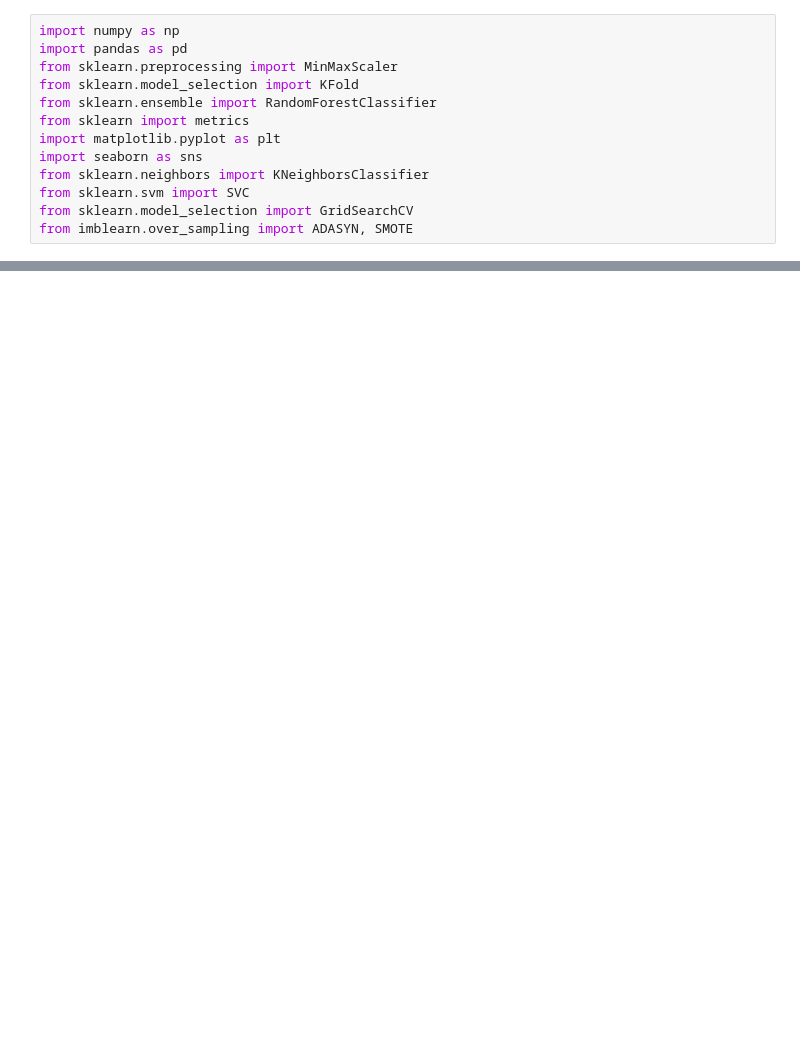
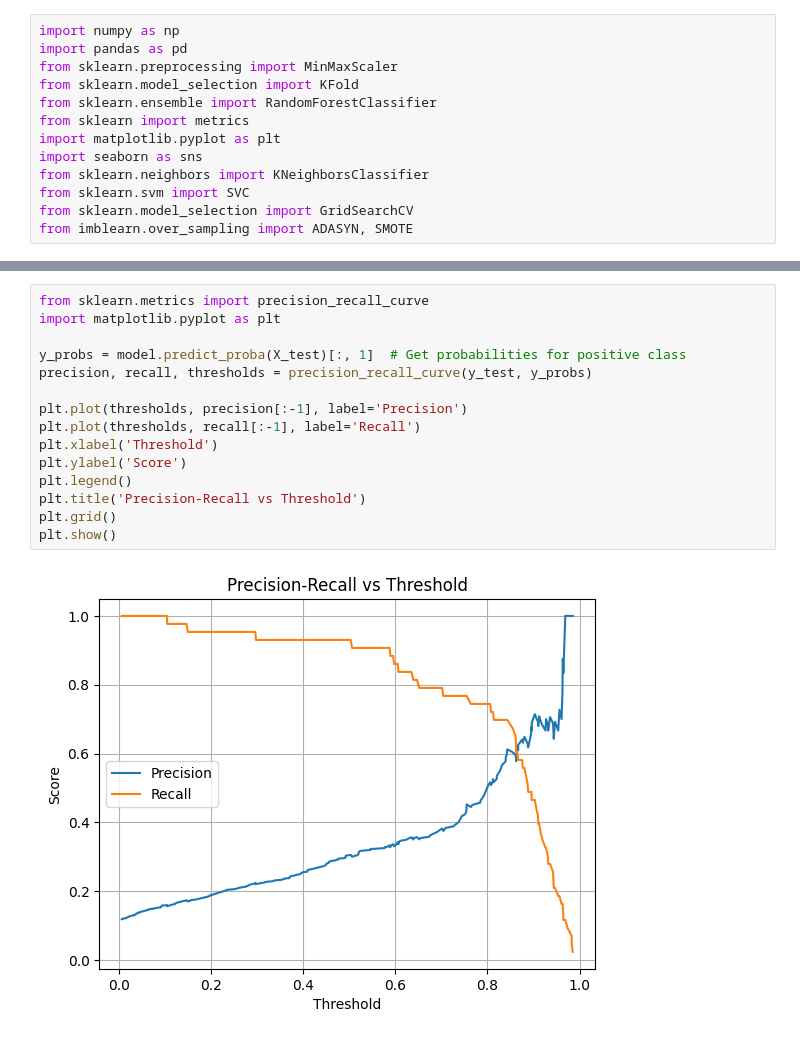
Before and after one commit to gunavardhan27/ml-api, a Jupyter notebook: model.ipynb, the cells around one changed output, grey strips where cells are left out. Saved outputs shown, nothing was run; the diff lists cells and outputs as text; blank space fills up the shorter version.

```diff
--- a/model.ipynb
+++ b/model.ipynb
@@ -194,0 +473,17 @@ weighted avg       0.90      0.84      0.86       364
+# %%
+from sklearn.metrics import precision_recall_curve
+import matplotlib.pyplot as plt
+
+y_probs = model.predict_proba(X_test)[:, 1]  # Get probabilities for positive class
+precision, recall, thresholds = precision_recall_curve(y_test, y_probs)
+
+plt.plot(thresholds, precision[:-1], label='Precision')
+plt.plot(thresholds, recall[:-1], label='Recall')
+plt.xlabel('Threshold')
+plt.ylabel('Score')
+plt.legend()
+plt.title('Precision-Recall vs Threshold')
+plt.grid()
+plt.show()
+# %% [output]
+[figure, added]
```
Also changed, not shown: parts of 11 cells of this notebook, 17 other files.
